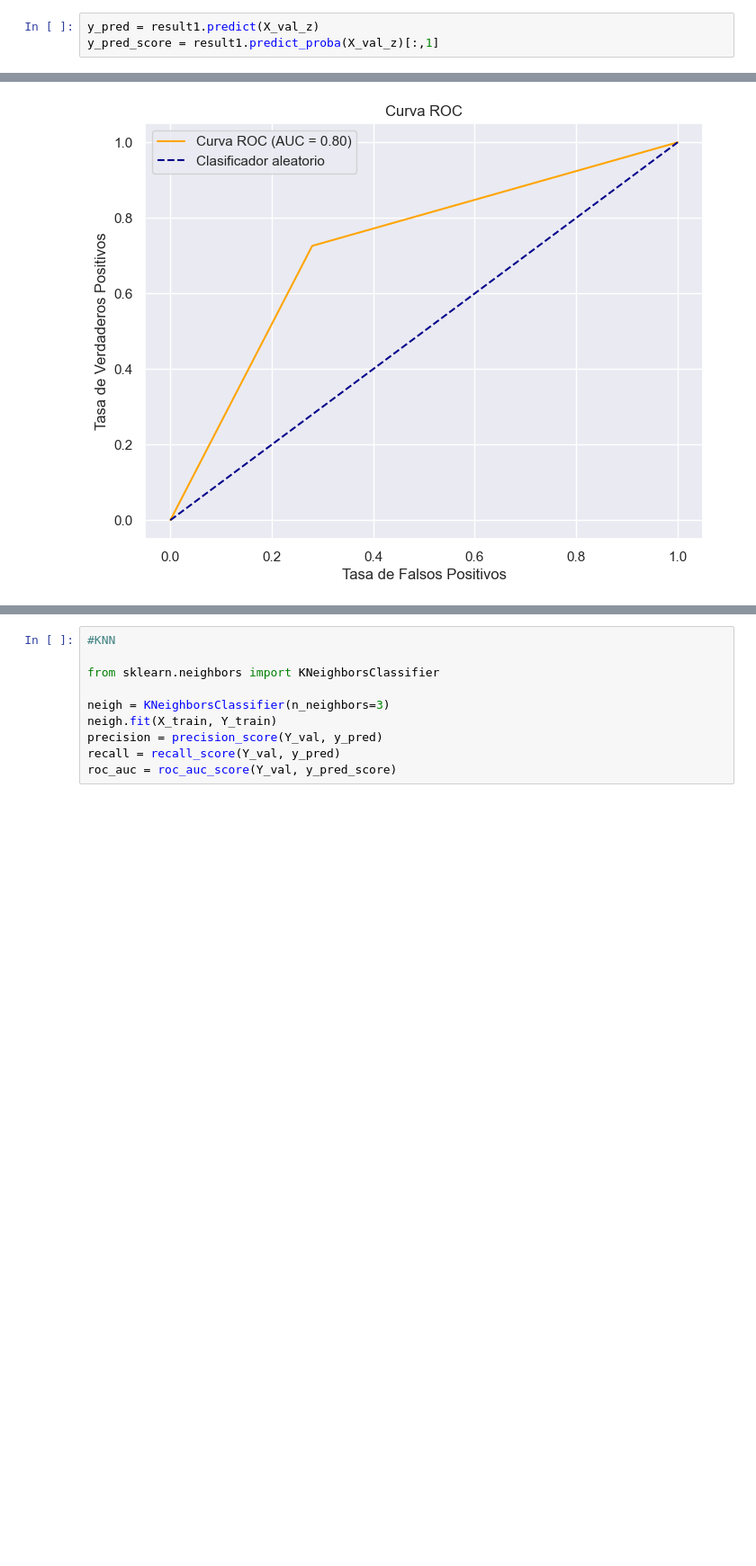
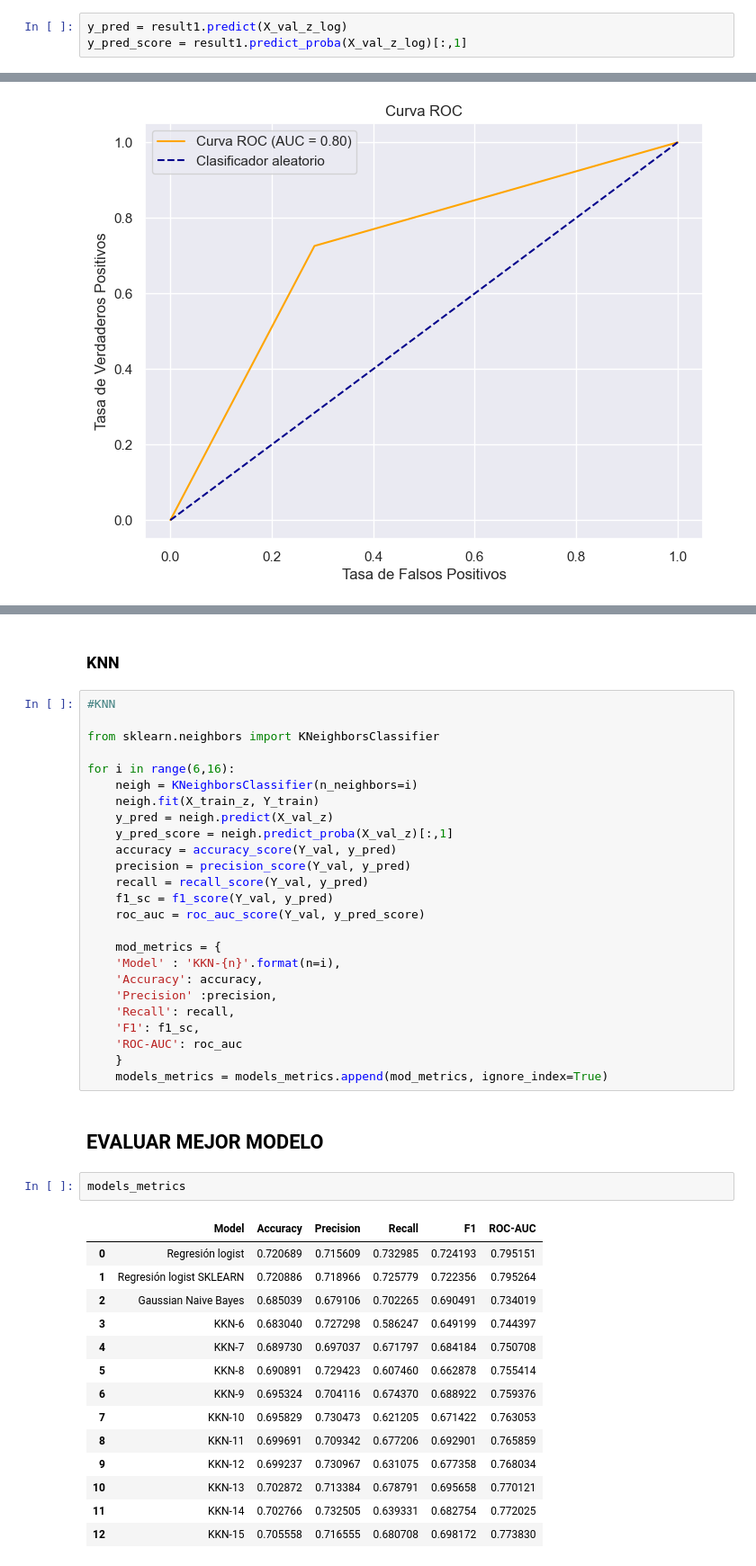
Before and after one commit to stijopa/Proyecto_Integrador, a Jupyter notebook: exploracion.ipynb, the cells around one changed output, grey strips where cells are left out. Shown at 90% size. Cells and saved outputs as stored; diff of their text form; blank space fills up the shorter version.

```diff
--- a/exploracion.ipynb
+++ b/exploracion.ipynb
@@ -460,5 +535,5 @@ df_vars.sort_values('Coef', key = abs)
 # %%
-y_pred = result1.predict(X_val_z)
-y_pred_score = result1.predict_proba(X_val_z)[:,1]
+y_pred = result1.predict(X_val_z_log)
+y_pred_score = result1.predict_proba(X_val_z_log)[:,1]
 # %%
 # Calcular la precisión del modelo
@@ -508,10 +668,46 @@ plt.show()
+# %% [markdown]
+### KNN
 # %%
 #KNN
 
 from sklearn.neighbors import KNeighborsClassifier
 
-neigh = KNeighborsClassifier(n_neighbors=3)
-neigh.fit(X_train, Y_train)
-precision = precision_score(Y_val, y_pred)
-recall = recall_score(Y_val, y_pred)
-roc_auc = roc_auc_score(Y_val, y_pred_score)
+for i in range(6,16):
+    neigh = KNeighborsClassifier(n_neighbors=i)
+    neigh.fit(X_train_z, Y_train)
+    y_pred = neigh.predict(X_val_z)
+    y_pred_score = neigh.predict_proba(X_val_z)[:,1]
+    accuracy = accuracy_score(Y_val, y_pred)
+    precision = precision_score(Y_val, y_pred)
+    recall = recall_score(Y_val, y_pred)
+    f1_sc = f1_score(Y_val, y_pred)
+    roc_auc = roc_auc_score(Y_val, y_pred_score)
+
+    mod_metrics = {
+    'Model' : 'KKN-{n}'.format(n=i),
+    'Accuracy': accuracy,
+    'Precision' :precision,
+    'Recall': recall,
+    'F1': f1_sc,
+    'ROC-AUC': roc_auc
+    }
+    models_metrics = models_metrics.append(mod_metrics, ignore_index=True)
+# %% [markdown]
+## EVALUAR MEJOR MODELO
+# %%
+models_metrics
+# %% [output]
+|  | Model | Accuracy | Precision | Recall | F1 | ROC-AUC |
+| 0 | Regresión logist | 0.720689 | 0.715609 | 0.732985 | 0.724193 | 0.795151 |
+| 1 | Regresión logist SKLEARN | 0.720886 | 0.718966 | 0.725779 | 0.722356 | 0.795264 |
+| 2 | Gaussian Naive Bayes | 0.685039 | 0.679106 | 0.702265 | 0.690491 | 0.734019 |
+| 3 | KKN-6 | 0.683040 | 0.727298 | 0.586247 | 0.649199 | 0.744397 |
+| 4 | KKN-7 | 0.689730 | 0.697037 | 0.671797 | 0.684184 | 0.750708 |
+| 5 | KKN-8 | 0.690891 | 0.729423 | 0.607460 | 0.662878 | 0.755414 |
+| 6 | KKN-9 | 0.695324 | 0.704116 | 0.674370 | 0.688922 | 0.759376 |
+| 7 | KKN-10 | 0.695829 | 0.730473 | 0.621205 | 0.671422 | 0.763053 |
+| 8 | KKN-11 | 0.699691 | 0.709342 | 0.677206 | 0.692901 | 0.765859 |
+| 9 | KKN-12 | 0.699237 | 0.730967 | 0.631075 | 0.677358 | 0.768034 |
+| 10 | KKN-13 | 0.702872 | 0.713384 | 0.678791 | 0.695658 | 0.770121 |
+| 11 | KKN-14 | 0.702766 | 0.732505 | 0.639331 | 0.682754 | 0.772025 |
+| 12 | KKN-15 | 0.705558 | 0.716555 | 0.680708 | 0.698172 | 0.773830 |
```
Also changed, not shown: parts of 44 cells of this notebook.
